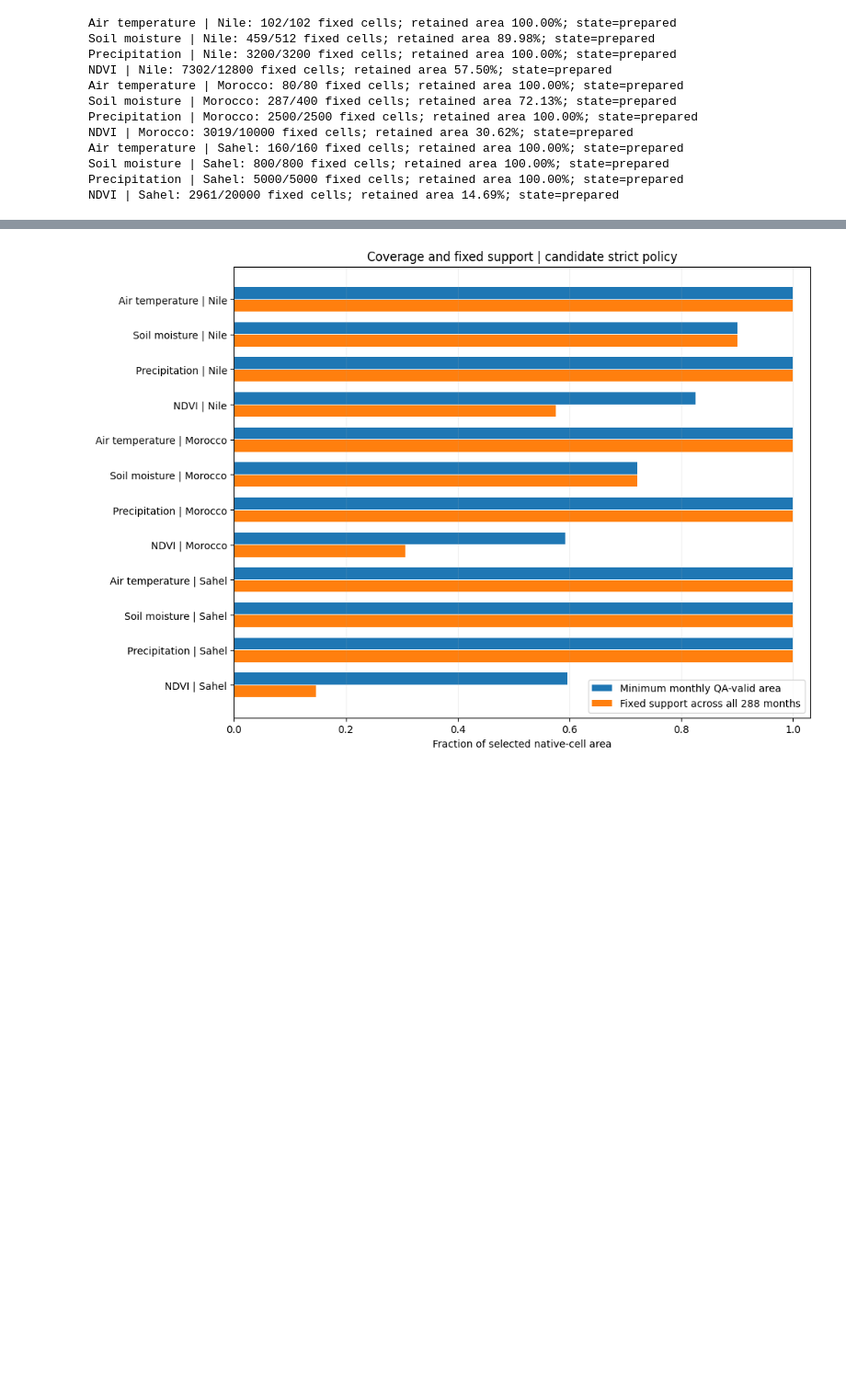
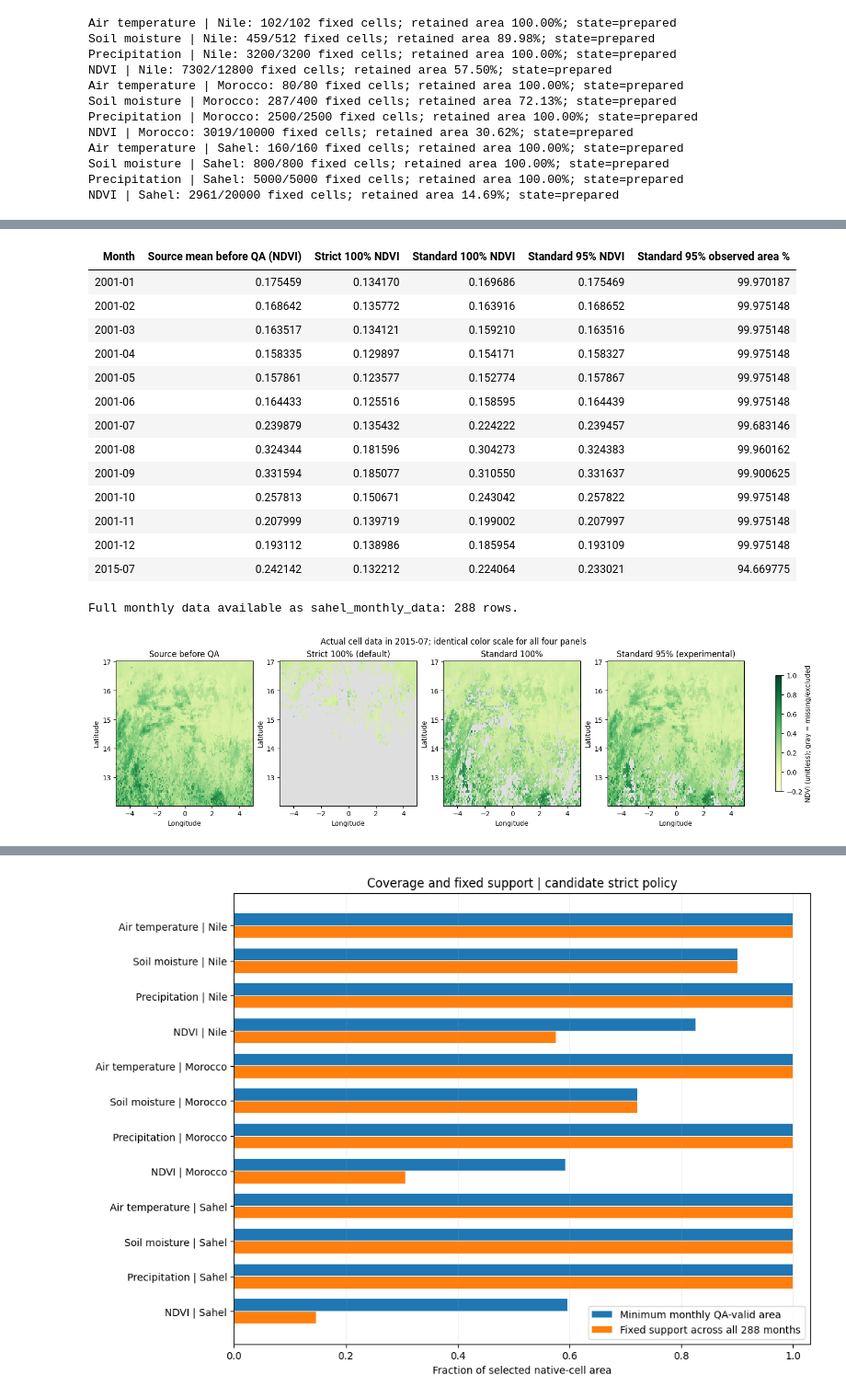
Before and after one commit to AdhamAl-Rifaie/nasa_planet, a Jupyter notebook: packages/science/notebooks/02_preprocessing.ipynb, the cells around one changed output, grey strips where cells are left out. Shown at 92% size. Cells and saved outputs as stored; diff of their text form; code cells hidden in the pictures; blank space fills up the shorter version.

```diff
--- a/packages/science/notebooks/02_preprocessing.ipynb
+++ b/packages/science/notebooks/02_preprocessing.ipynb
@@ -45,0 +239,43 @@ NDVI | Sahel: 2961/20000 fixed cells; retained area 14.69%; state=prepared
+# %%
+sahel_monthly_data = pd.DataFrame({
+    "Month": sahel_source.time.dt.strftime("%Y-%m").values,
+    "Source mean before QA (NDVI)": sahel_source_mean.values,
+    **{f"{sahel_short_labels[i]} NDVI": sahel_cases[key].regional_monthly.values
+       for i, key in enumerate(sahel_cases)},
+    "Standard 95% observed area %": sahel_observed_area["standard_95"].values * 100,
+})
+sahel_worst_month = min(sahel_metrics["cases"]["standard_95"]["monthly"], key=lambda row: row["observed_area_fraction_selected"])["month"]
+sahel_preview = (sahel_monthly_data["Month"] <= "2001-12") | (sahel_monthly_data["Month"] == sahel_worst_month)
+sahel_show_table(sahel_monthly_data.loc[sahel_preview])
+print(f"Full monthly data available as sahel_monthly_data: {len(sahel_monthly_data)} rows.")
+
+sahel_fig, sahel_axes = plt.subplots(1, 4, figsize=(15, 4), layout="constrained")
+sahel_map_arrays = [("Source before QA", sahel_source.NDVI.sel(time=sahel_worst_month).squeeze())] + [
+    (sahel_specs[key]["label"], ds.cell_monthly.sel(time=sahel_worst_month).squeeze()) for key, ds in sahel_cases.items()]
+sahel_cmap = plt.get_cmap("YlGn").copy()
+sahel_cmap.set_bad("#dedede")
+for sahel_ax, (sahel_label, sahel_values) in zip(sahel_axes, sahel_map_arrays):
+    sahel_image = sahel_ax.pcolormesh(sahel_values.lon, sahel_values.lat, sahel_values, cmap=sahel_cmap, vmin=-.2, vmax=1, shading="auto")
+    sahel_ax.set(title=sahel_label, xlabel="Longitude", ylabel="Latitude")
+sahel_fig.colorbar(sahel_image, ax=sahel_axes.tolist(), label="NDVI (unitless); gray = missing/excluded", shrink=.8)
+sahel_fig.suptitle(f"Actual cell data in {sahel_worst_month}; identical color scale for all four panels")
+sahel_fig.savefig(sahel_display_output / "source_and_prepared_month.png", dpi=140)
+display(sahel_fig)
+plt.close(sahel_fig)
+# %% [output]
+| Month | Source mean before QA (NDVI) | Strict 100% NDVI | Standard 100% NDVI | Standard 95% NDVI | Standard 95% observed area % |
+| 2001-01 | 0.175459 | 0.134170 | 0.169686 | 0.175469 | 99.970187 |
+| 2001-02 | 0.168642 | 0.135772 | 0.163916 | 0.168652 | 99.975148 |
+| 2001-03 | 0.163517 | 0.134121 | 0.159210 | 0.163516 | 99.975148 |
+| 2001-04 | 0.158335 | 0.129897 | 0.154171 | 0.158327 | 99.975148 |
+| 2001-05 | 0.157861 | 0.123577 | 0.152774 | 0.157867 | 99.975148 |
+| 2001-06 | 0.164433 | 0.125516 | 0.158595 | 0.164439 | 99.975148 |
+| 2001-07 | 0.239879 | 0.135432 | 0.224222 | 0.239457 | 99.683146 |
+| 2001-08 | 0.324344 | 0.181596 | 0.304273 | 0.324383 | 99.960162 |
+| 2001-09 | 0.331594 | 0.185077 | 0.310550 | 0.331637 | 99.900625 |
+| 2001-10 | 0.257813 | 0.150671 | 0.243042 | 0.257822 | 99.975148 |
+| 2001-11 | 0.207999 | 0.139719 | 0.199002 | 0.207997 | 99.975148 |
+| 2001-12 | 0.193112 | 0.138986 | 0.185954 | 0.193109 | 99.975148 |
+| 2015-07 | 0.242142 | 0.132212 | 0.224064 | 0.233021 | 94.669775 |
+Full monthly data available as sahel_monthly_data: 288 rows.
+[figure, added]
```
Also changed, not shown: parts of 12 cells of this notebook, 3 other files.
